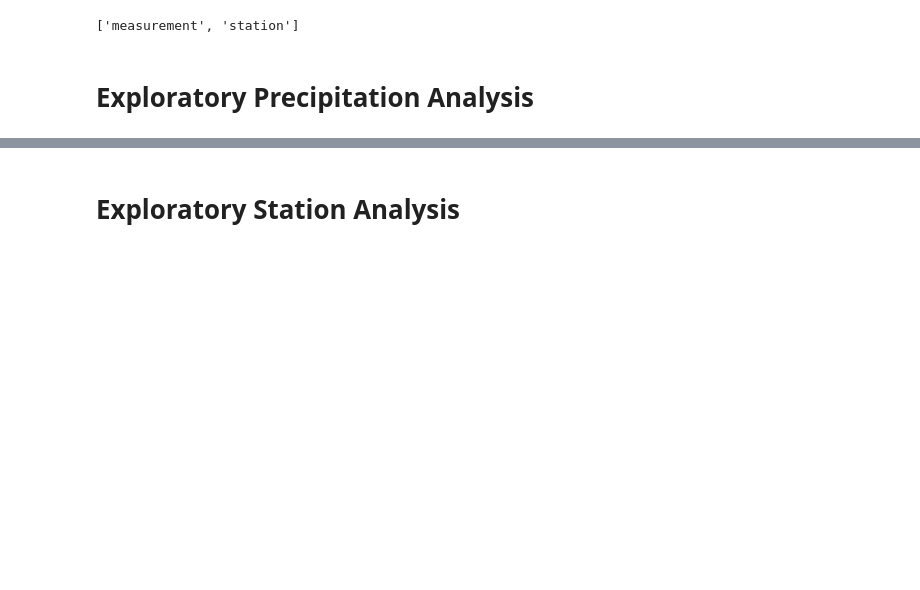
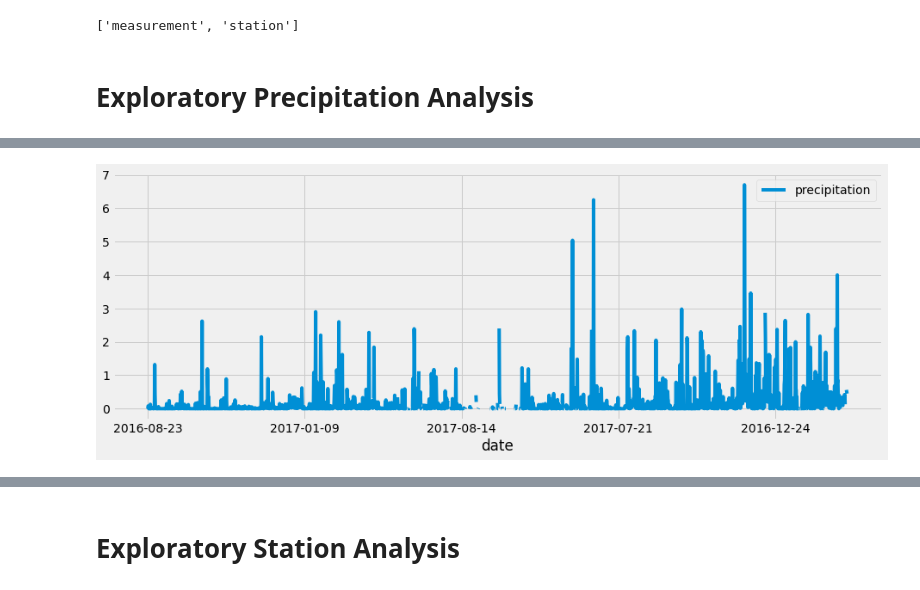
Before and after one commit to jfraz027/SQLalchemy-challenge, a Jupyter notebook: climate_starter.ipynb, the cells around one changed output, grey strips where cells are left out. Drawn from its saved outputs; the diff is of its cells as text; code cells hidden in the pictures; blank space fills up the shorter version.

```diff
--- a/climate_starter.ipynb
+++ b/climate_starter.ipynb
@@ -59,0 +62,6 @@ session = Session(engine)
+# %%
+# Perform a query to retrieve the data and precipitation scores
+precipitation = session.query(func.strftime("%Y-%m-%d", measurement.date), measurement.prcp).\
+    filter(func.strftime("%Y-%m-%d", measurement.date) >= dt.date(2016, 8, 23)).all()
+
+precipitation
@@ -60,2 +86,20 @@ session = Session(engine)
+# %%
+# Save the query results as a Pandas DataFrame and set the index to the date column
+precipitation_data = pd.DataFrame(precipitation, columns = ['date', 'precipitation'])
+precipitation_data.set_index('date', inplace=True)
+# %%
+# Use Pandas Plotting with Matplotlib to plot the data
+
+fig, ax = plt.subplots(figsize = (13, 5))
+#precip_df.plot(ax = ax, x_compat = True ,)
+#tick_locations = [value-0.2 for value in x_axis]
+#plt.xticks(tick_locations, rotation= "90")
+precipitation_data.plot(ax = ax, x_compat = True ,)
+
+#plot figure
+plt.tight_layout()
+plt.show()
+# %% [output]
+[figure, added]
 # %%
 # Use Pandas to calcualte the summary statistics for the precipitation data
```
Also changed, not shown: parts of 11 cells of this notebook.
